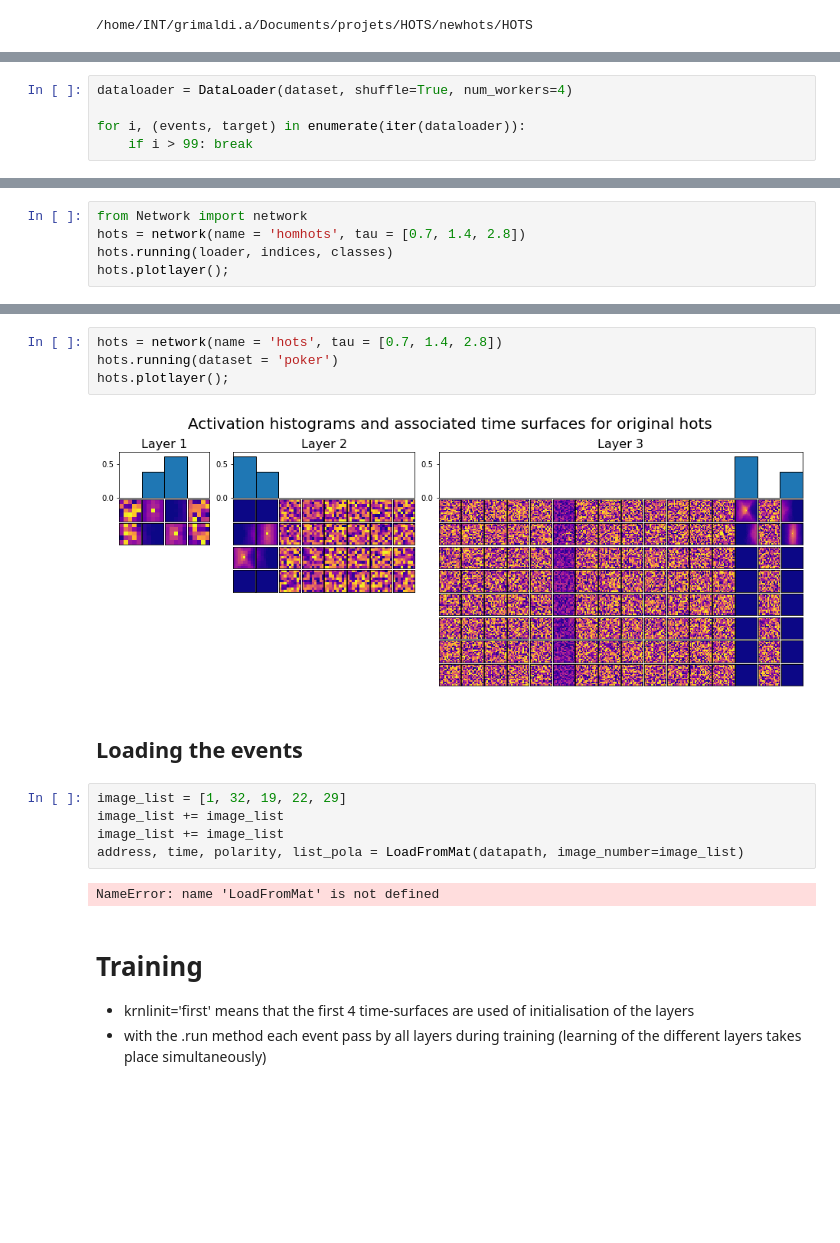
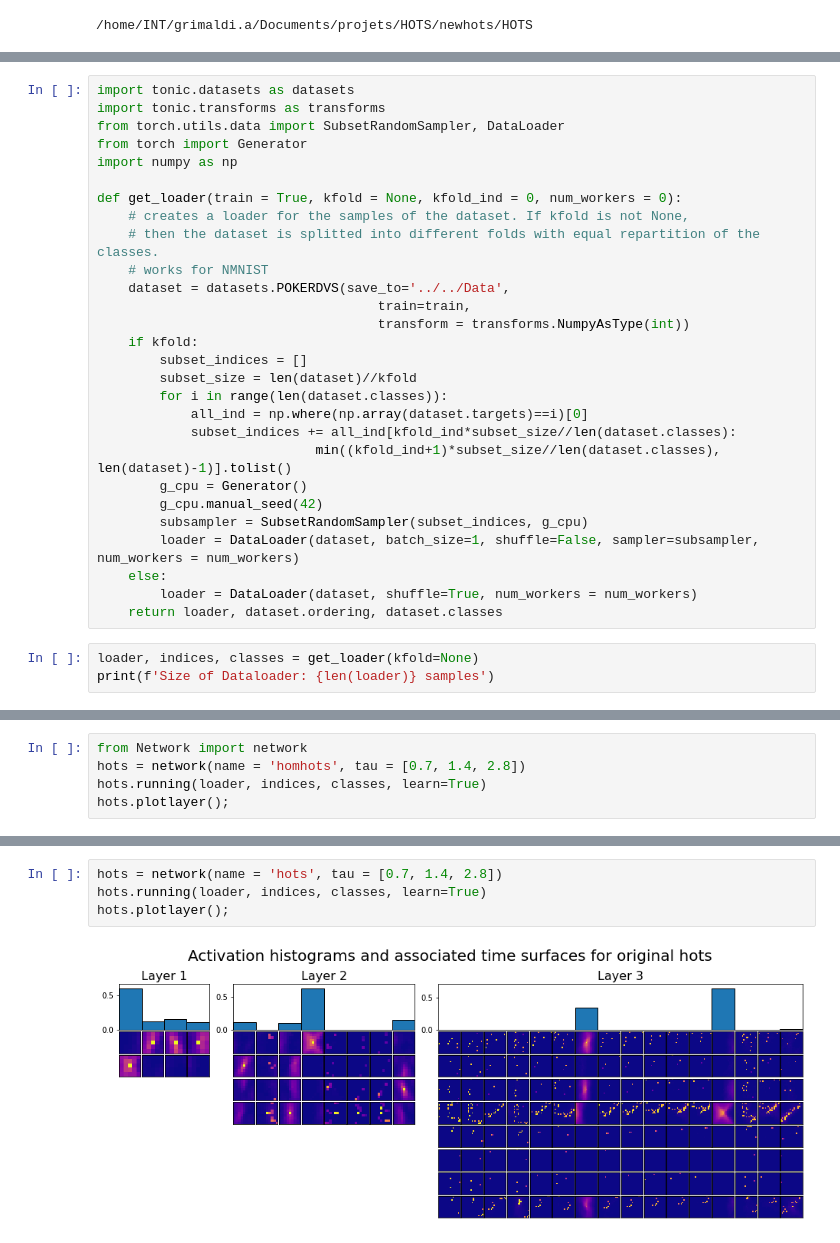
Before and after one commit to AntoineGrimaldi/HOTS, a Jupyter notebook: notebooks/BASICS_02_Training.Network.ipynb, the cells around one changed output, grey strips where cells are left out. Drawn from its saved outputs; the diff is of its cells as text; blank space fills up the shorter version.

```diff
--- a/notebooks/BASICS_02_Training.Network.ipynb
+++ b/notebooks/BASICS_02_Training.Network.ipynb
@@ -38,5 +9,0 @@ dataset = tonic.datasets.NMNIST(save_to='../../Data',
-# %%
-dataloader = DataLoader(dataset, shuffle=True, num_workers=4)
-
-for i, (events, target) in enumerate(iter(dataloader)):
-    if i > 99: break
@@ -63,0 +12,31 @@ Original Traceback (most recent call last):
+# %%
+import tonic.datasets as datasets
+import tonic.transforms as transforms
+from torch.utils.data import SubsetRandomSampler, DataLoader
+from torch import Generator
+import numpy as np
+
+def get_loader(train = True, kfold = None, kfold_ind = 0, num_workers = 0):
+    # creates a loader for the samples of the dataset. If kfold is not None,
+    # then the dataset is splitted into different folds with equal repartition of the classes.
+    # works for NMNIST
+    dataset = datasets.POKERDVS(save_to='../../Data',
+                                    train=train,
+                                    transform = transforms.NumpyAsType(int))
+    if kfold:
+        subset_indices = []
+        subset_size = len(dataset)//kfold
+        for i in range(len(dataset.classes)):
+            all_ind = np.where(np.array(dataset.targets)==i)[0]
+            subset_indices += all_ind[kfold_ind*subset_size//len(dataset.classes):
+                            min((kfold_ind+1)*subset_size//len(dataset.classes), len(dataset)-1)].tolist()
+        g_cpu = Generator()
+        g_cpu.manual_seed(42)
+        subsampler = SubsetRandomSampler(subset_indices, g_cpu)
+        loader = DataLoader(dataset, batch_size=1, shuffle=False, sampler=subsampler, num_workers = num_workers)
+    else:
+        loader = DataLoader(dataset, shuffle=True, num_workers = num_workers)
+    return loader, dataset.ordering, dataset.classes
+# %%
+loader, indices, classes = get_loader(kfold=None)
+print(f'Size of Dataloader: {len(loader)} samples')
@@ -64,6 +47,6 @@ Original Traceback (most recent call last):
 # %%
 from Network import network
 hots = network(name = 'homhots', tau = [0.7, 1.4, 2.8])
-hots.running(loader, indices, classes)
+hots.running(loader, indices, classes, learn=True)
 hots.plotlayer();
 # %% [output]
@@ -74,20 +54,6 @@ Original Traceback (most recent call last):
 # %%
 hots = network(name = 'hots', tau = [0.7, 1.4, 2.8])
-hots.running(dataset = 'poker')
+hots.running(loader, indices, classes, learn=True)
 hots.plotlayer();
 # %% [output]
-[figure, old version]
+[figure, new version]
-# %% [markdown]
-## Loading the events
-# %%
-image_list = [1, 32, 19, 22, 29]
-image_list += image_list
-image_list += image_list
-address, time, polarity, list_pola = LoadFromMat(datapath, image_number=image_list)
-# %% [output]
-NameError: name 'LoadFromMat' is not defined
-# %% [markdown]
-# Training
-
-- krnlinit='first' means that the first 4 time-surfaces are used of initialisation of the layers
-- with the .run method each event pass by all layers during training (learning of the different layers takes place simultaneously)
```
Also changed, not shown: parts of 21 cells of this notebook, 3 other files.
